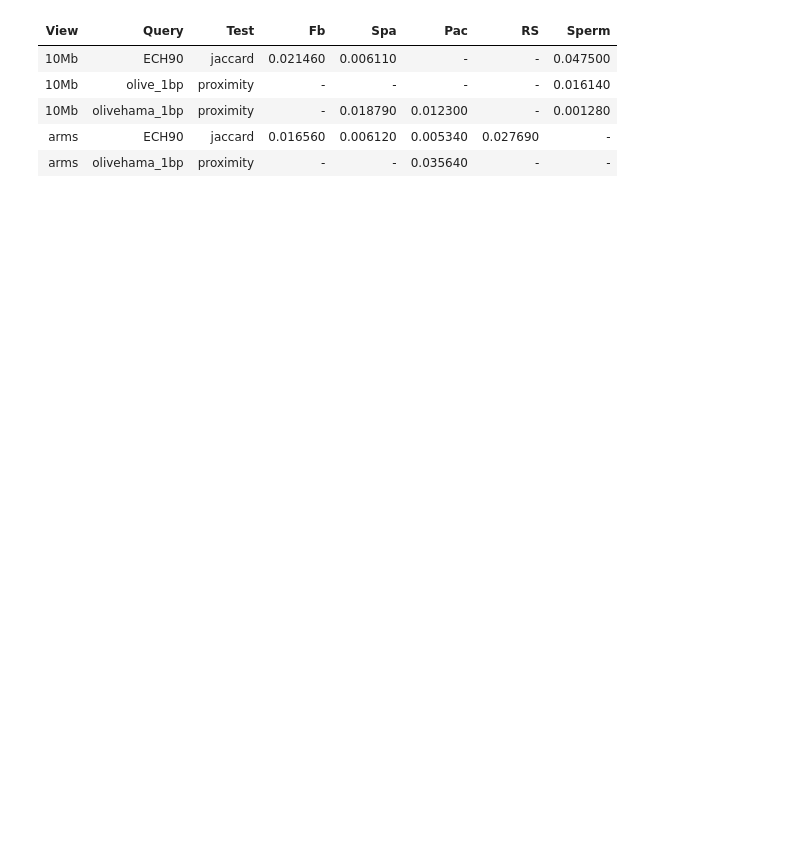
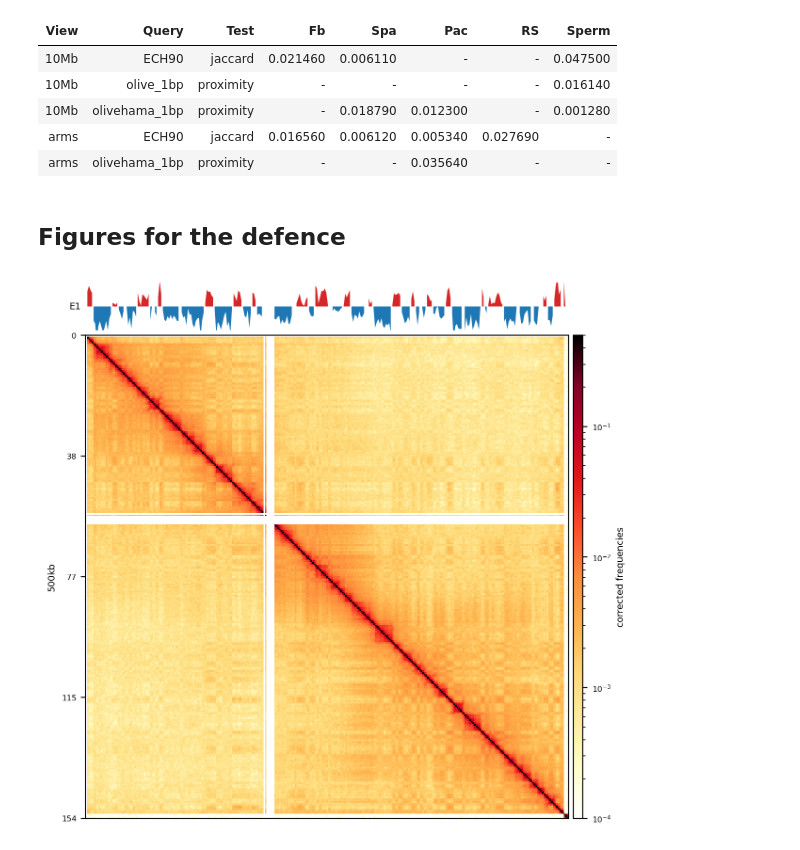
Before and after one commit to munch-group/hic-spermatogenesis, a Jupyter notebook: notebooks/07_various_plotting.ipynb, the cells around one changed output. Cells and saved outputs as stored; diff of their text form; code cells hidden in the pictures; blank space fills up the shorter version.

Commit message:
Defence v1.2

```diff
--- a/notebooks/07_various_plotting.ipynb
+++ b/notebooks/07_various_plotting.ipynb
@@ -406,7 +406,9 @@ def plot_for_quarto(
     include_compartments: bool = True,
     view_order: list[str] = ['10Mb', 'arms', 'full'],
     figsize: tuple[float, float] = (6, 6),
-    col_vmax: float = 0.1
+    col_vmin: float = 1e-3,
+    col_vmax: float = 0.1,
+    save_png_name: str = None
 ) -> None:
     """
     Plot each cooler as a separate figure to allow Quarto YAML options for subfigure plots and captions.
@@ -430,7 +432,7 @@ def plot_for_quarto(
         fig, ax = plt.subplots(figsize=figsize)
 
         # Logtransform the colorscale
-        norm = LogNorm(vmax=col_vmax)
+        norm = LogNorm(vmin=col_vmin,vmax=col_vmax)
 
         # Define the y-axis label
         # title = f'{row.sname}{row.resolution}kb: {row.run}'
@@ -498,6 +500,9 @@ def plot_for_quarto(
 
         fig.tight_layout()
 
+        if save_png_name:
+            plt.savefig(save_png_name, dpi=320)
+
         # Display the figure for Quarto to capture
         plt.show()
 # %% [markdown]
@@ -1030,3 +1052,5 @@ df.style.hide(axis='index')
 | 10Mb | olivehama_1bp | proximity | - | 0.018790 | 0.012300 | - | 0.001280 |
 | arms | ECH90 | jaccard | 0.016560 | 0.006120 | 0.005340 | 0.027690 | - |
 | arms | olivehama_1bp | proximity | - | - | 0.035640 | - | - |
+# %% [markdown]
+## Figures for the defence
@@ -1032,0 +1059,12 @@ df.style.hide(axis='index')
+# %%
+#| label: hic-example
+
+group = clr_df.query('name == "sperm" and resolution == "500" and run == "recPE"')
+
+slide_path = "../slides/images/hic-example.png"
+
+plot_for_quarto(group, view_order=['10Mb'],
+                col_vmin=1e-4, col_vmax=0.5,
+                save_png_name=slide_path)
+# %% [output]
+[figure, added]
```
Also changed, not shown: parts of 11 cells of this notebook, 4 other files.
